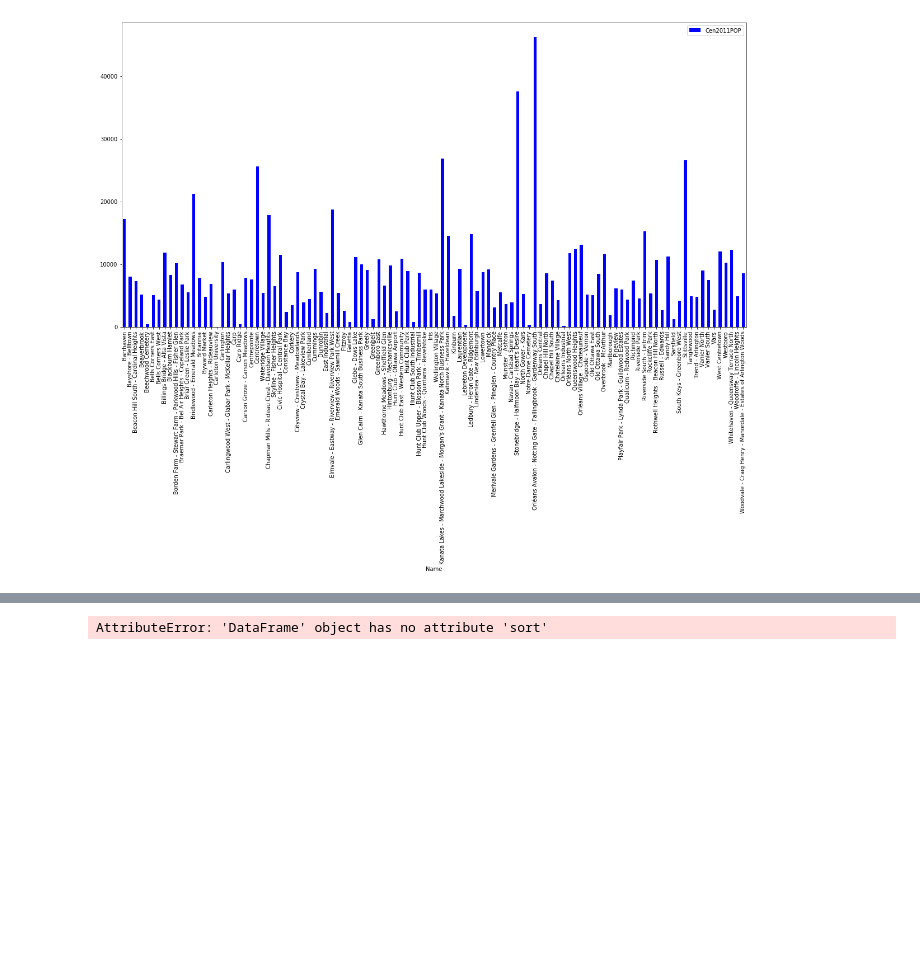
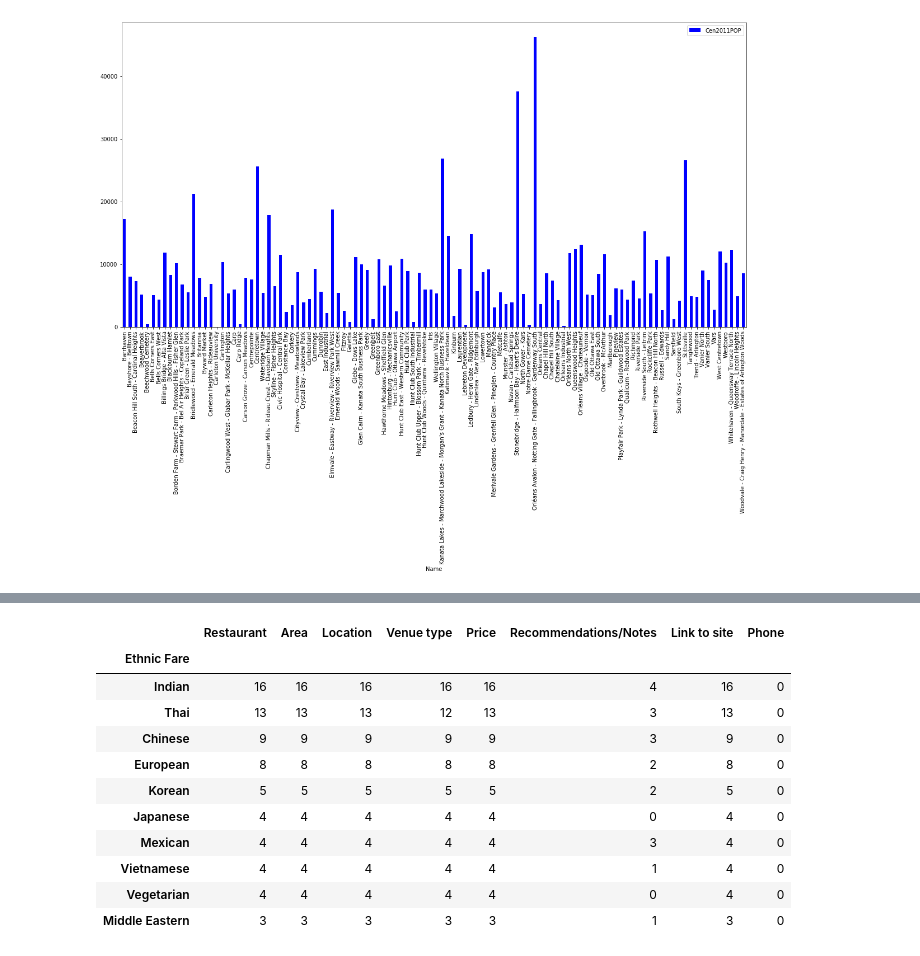
Before and after one commit to MatthewByra1/Ottawa-Restaurant-Type-and-Location-Prediction, a Jupyter notebook: Ottawa Restaurant Type and Location Prediction.ipynb, the cells around one changed output, grey strips where cells are left out. Saved outputs shown, nothing was run; the diff lists cells and outputs as text; code cells hidden in the pictures; blank space fills up the shorter version.

```diff
--- a/Ottawa Restaurant Type and Location Prediction.ipynb
+++ b/Ottawa Restaurant Type and Location Prediction.ipynb
@@ -232,7 +233,18 @@ df_2.nlargest(10, 'Cen2011POP')
 # %%
 # Most Popular Venues excluding franchises
 df.count()
-h = df.groupby('Ethnic Fare').count()
-h.sort('Restaurant', ascending=False)
+h = df.groupby('Ethnic Fare').count().sort_values('Restaurant', ascending=False)
+h.head(10)
 # %% [output]
-AttributeError: 'DataFrame' object has no attribute 'sort'
+|  | Restaurant | Area | Location | Venue type | Price | Recommendations/Notes | Link to site | Phone |
+| Ethnic Fare |  |  |  |  |  |  |  |  |
+| Indian | 16 | 16 | 16 | 16 | 16 | 4 | 16 | 0 |
+| Thai | 13 | 13 | 13 | 12 | 13 | 3 | 13 | 0 |
+| Chinese | 9 | 9 | 9 | 9 | 9 | 3 | 9 | 0 |
+| European | 8 | 8 | 8 | 8 | 8 | 2 | 8 | 0 |
+| Korean | 5 | 5 | 5 | 5 | 5 | 2 | 5 | 0 |
+| Japanese | 4 | 4 | 4 | 4 | 4 | 0 | 4 | 0 |
+| Mexican | 4 | 4 | 4 | 4 | 4 | 3 | 4 | 0 |
+| Vietnamese | 4 | 4 | 4 | 4 | 4 | 1 | 4 | 0 |
+| Vegetarian | 4 | 4 | 4 | 4 | 4 | 0 | 4 | 0 |
+| Middle Eastern | 3 | 3 | 3 | 3 | 3 | 1 | 3 | 0 |
```
Also changed, not shown: parts of 3 cells of this notebook.
